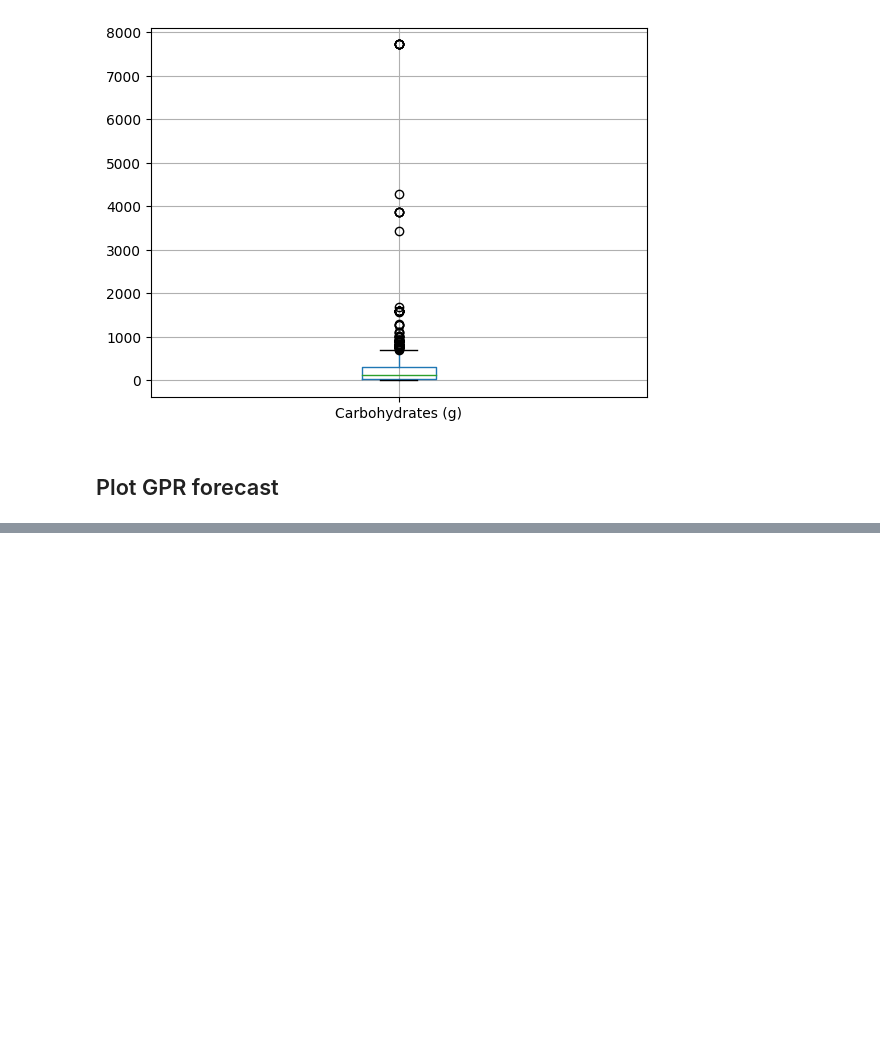
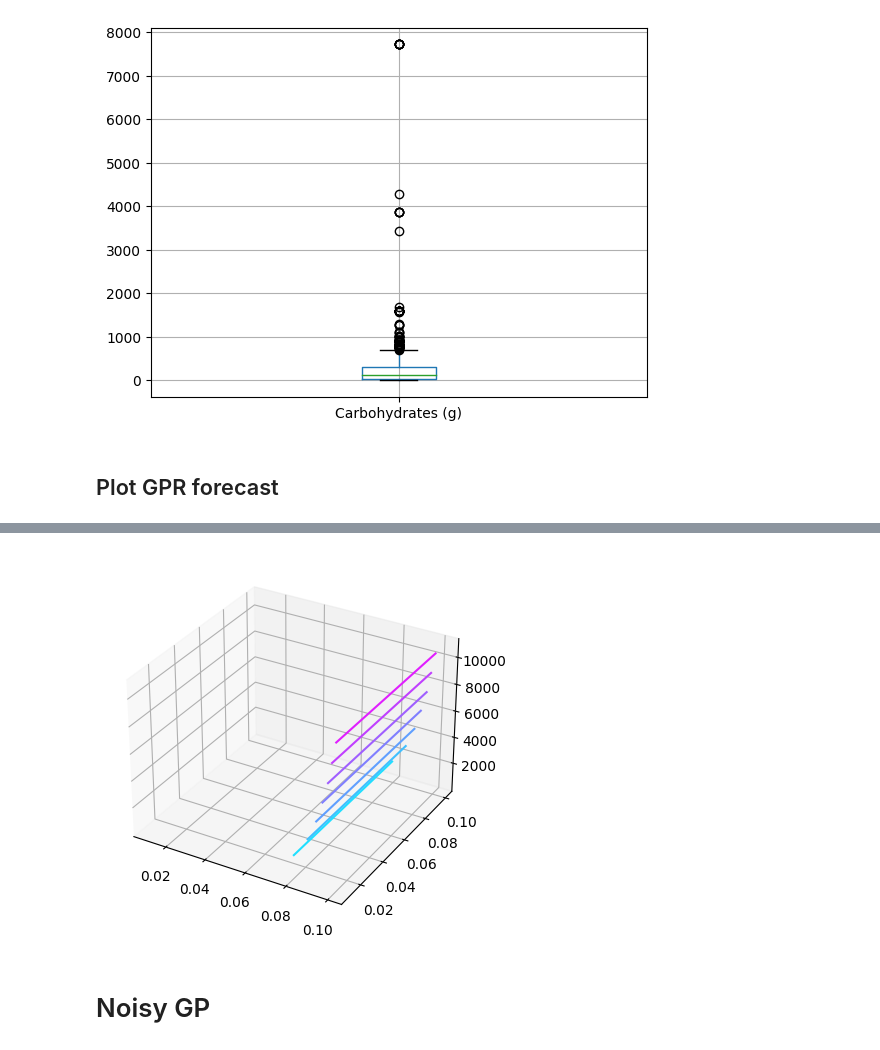
Before and after one commit to avetroque/nutrimatch, a Jupyter notebook: src/EDA.ipynb, the cells around one changed output, grey strips where cells are left out. Saved outputs shown, nothing was run; the diff lists cells and outputs as text; code cells hidden in the pictures; blank space fills up the shorter version.

```diff
--- a/src/EDA.ipynb
+++ b/src/EDA.ipynb
@@ -697,0 +754,14 @@ ValueError: theta has not the correct number of entries. Should be 1; given are
+# %%
+vmin, vmax = (-log_marginal_likelihood).min(), 50
+level = np.around(np.logspace(np.log10(vmin), np.log10(vmax), num=50), decimals=1)
+
+from mpl_toolkits.mplot3d import Axes3D
+from matplotlib import cm
+ax = plt.figure().add_subplot(projection='3d')
+
+ax.contour(length_scale_rbf_grid,length_scale_matern_grid,-log_marginal_likelihood,cmap=cm.cool)
+plt.show()
+# %% [output]
+[figure, added]
+# %% [markdown]
+# Noisy GP
```
Also changed, not shown: parts of 12 cells of this notebook, 6 other files.
